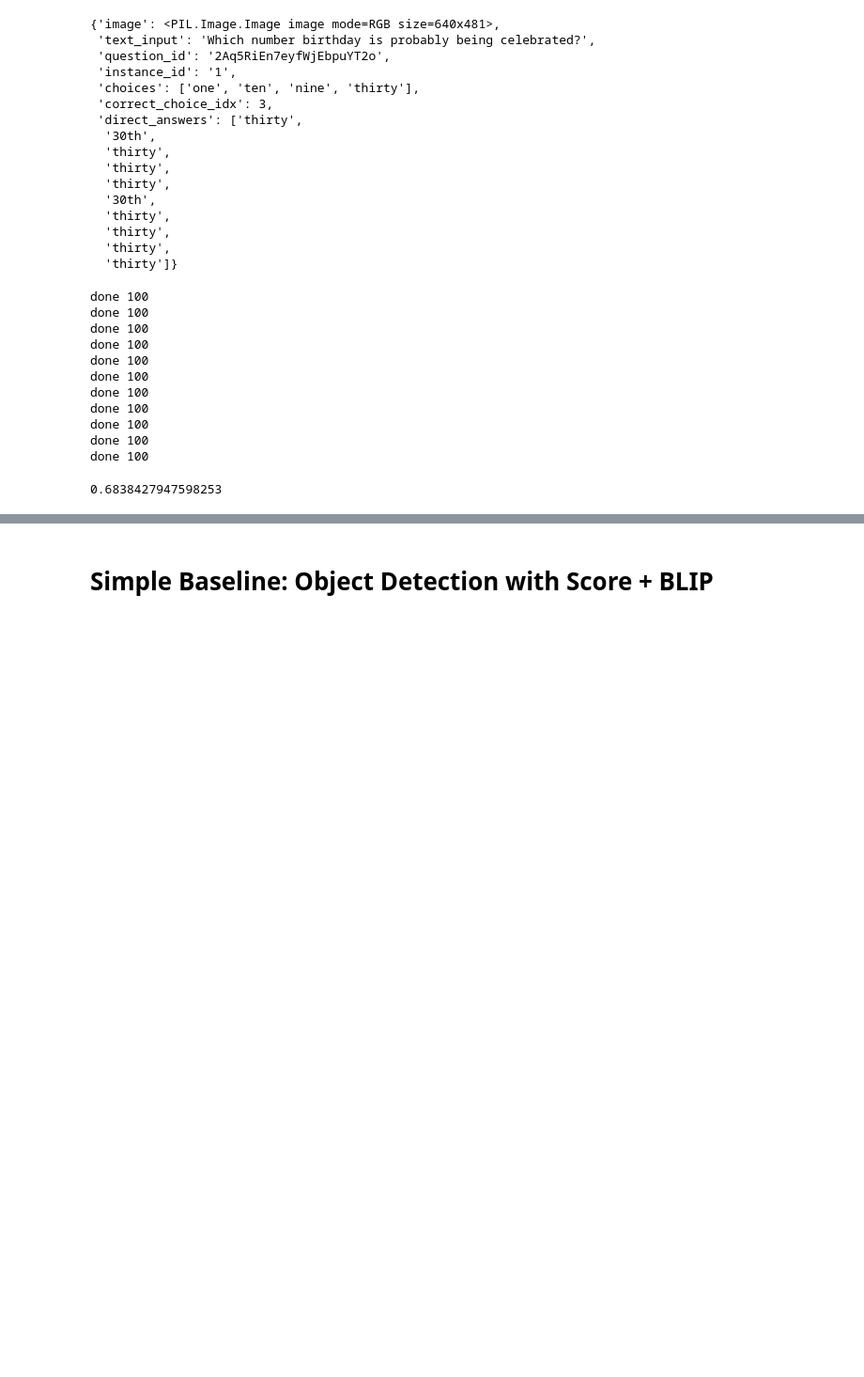
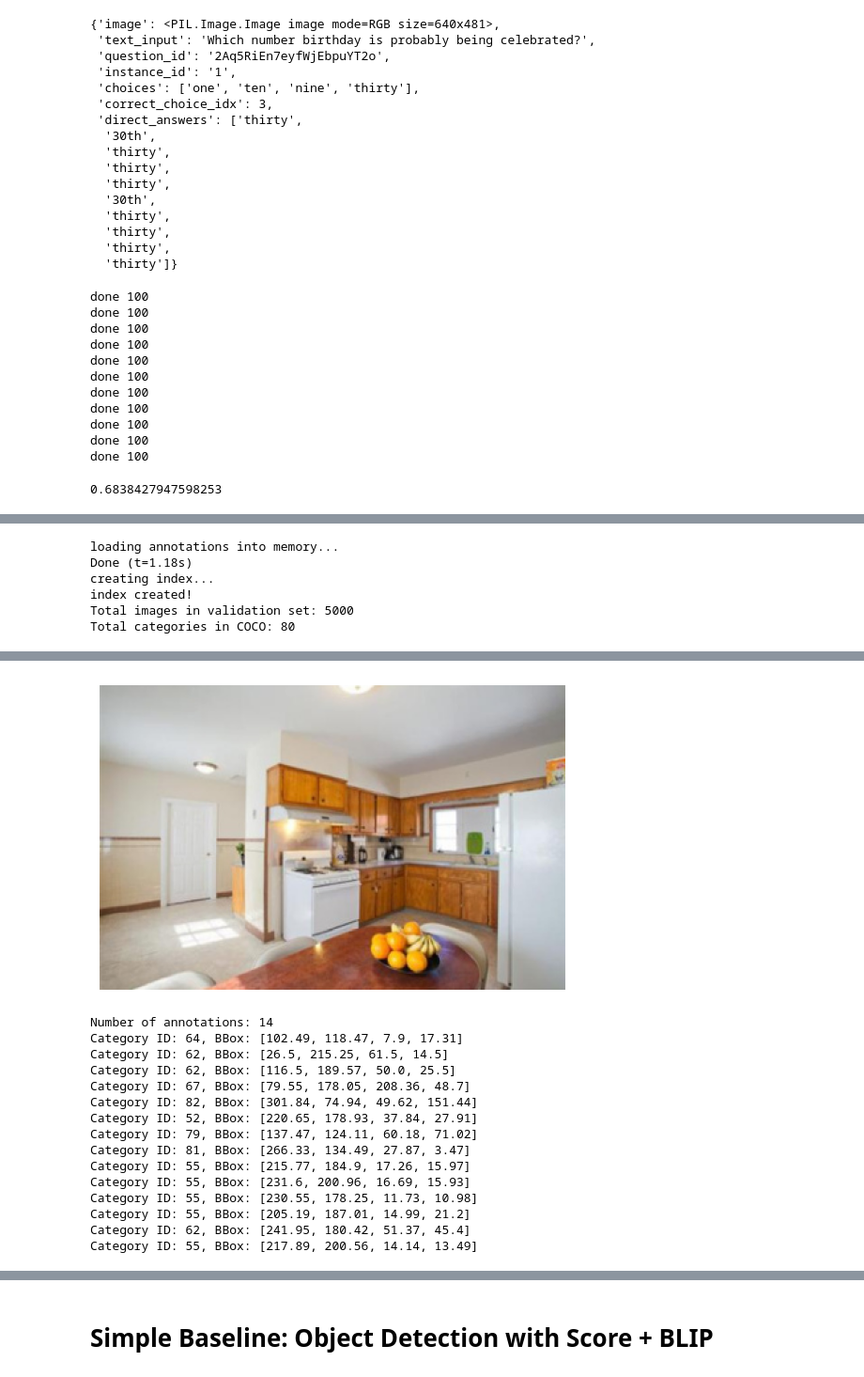
Before and after one commit to zianpan/11777-nxt, a Jupyter notebook: baseline/BLIP/baselines.ipynb, the cells around one changed output, grey strips where cells are left out. Shown at 94% size. Saved outputs shown, nothing was run; the diff lists cells and outputs as text; code cells hidden in the pictures; blank space fills up the shorter version.

```diff
--- a/baseline/BLIP/baselines.ipynb
+++ b/baseline/BLIP/baselines.ipynb
@@ -156,0 +487,49 @@ acc/i
+# %%
+from pycocotools.coco import COCO
+import os
+
+# Path to the annotations file
+annotation_file = "/content/lavis/coco/objs/annotations/instances_val2017.json"
+
+# Load the COCO dataset
+coco = COCO(annotation_file)
+
+# Get the image IDs and category IDs
+image_ids = coco.getImgIds()
+category_ids = coco.getCatIds()
+print(f"Total images in validation set: {len(image_ids)}")
+print(f"Total categories in COCO: {len(category_ids)}")
+# %% [output]
+loading annotations into memory...
+Done (t=1.18s)
+creating index...
+index created!
+Total images in validation set: 5000
+Total categories in COCO: 80
+# %%
+# Select an image ID to inspect
+img_id = 37777  # Change this index to inspect other images
+img_info = coco.loadImgs(img_id)[0]
+print(f"Image Info: {img_info}")
+
+# Load and display the image
+from PIL import Image
+import matplotlib.pyplot as plt
+
+image_path = os.path.join("/content/lavis/coco/objs/val2017", img_info["file_name"])
+image = Image.open(image_path).convert("RGB")
+
+plt.imshow(image)
+plt.axis('off')
+plt.show()
+
+# Get the annotations for this image
+annotations = coco.loadAnns(coco.getAnnIds(imgIds=img_id))
+print(f"Number of annotations: {len(annotations)}")
+
+# Display the ground truth annotations
+for ann in annotations:
+    category_id = ann['category_id']
+    bbox = ann['bbox']  # [x, y, width, height]
+    print(f"Category ID: {category_id}, BBox: {bbox}")
+# %% [output]
@@ -156,0 +537,16 @@ acc/i
+[figure, added]
+Number of annotations: 14
+Category ID: 64, BBox: [102.49, 118.47, 7.9, 17.31]
+Category ID: 62, BBox: [26.5, 215.25, 61.5, 14.5]
+Category ID: 62, BBox: [116.5, 189.57, 50.0, 25.5]
+Category ID: 67, BBox: [79.55, 178.05, 208.36, 48.7]
+Category ID: 82, BBox: [301.84, 74.94, 49.62, 151.44]
+Category ID: 52, BBox: [220.65, 178.93, 37.84, 27.91]
+Category ID: 79, BBox: [137.47, 124.11, 60.18, 71.02]
+Category ID: 81, BBox: [266.33, 134.49, 27.87, 3.47]
+Category ID: 55, BBox: [215.77, 184.9, 17.26, 15.97]
+Category ID: 55, BBox: [231.6, 200.96, 16.69, 15.93]
+Category ID: 55, BBox: [230.55, 178.25, 11.73, 10.98]
+Category ID: 55, BBox: [205.19, 187.01, 14.99, 21.2]
+Category ID: 62, BBox: [241.95, 180.42, 51.37, 45.4]
+Category ID: 55, BBox: [217.89, 200.56, 14.14, 13.49]
```
Also changed, not shown: parts of 21 cells of this notebook.
